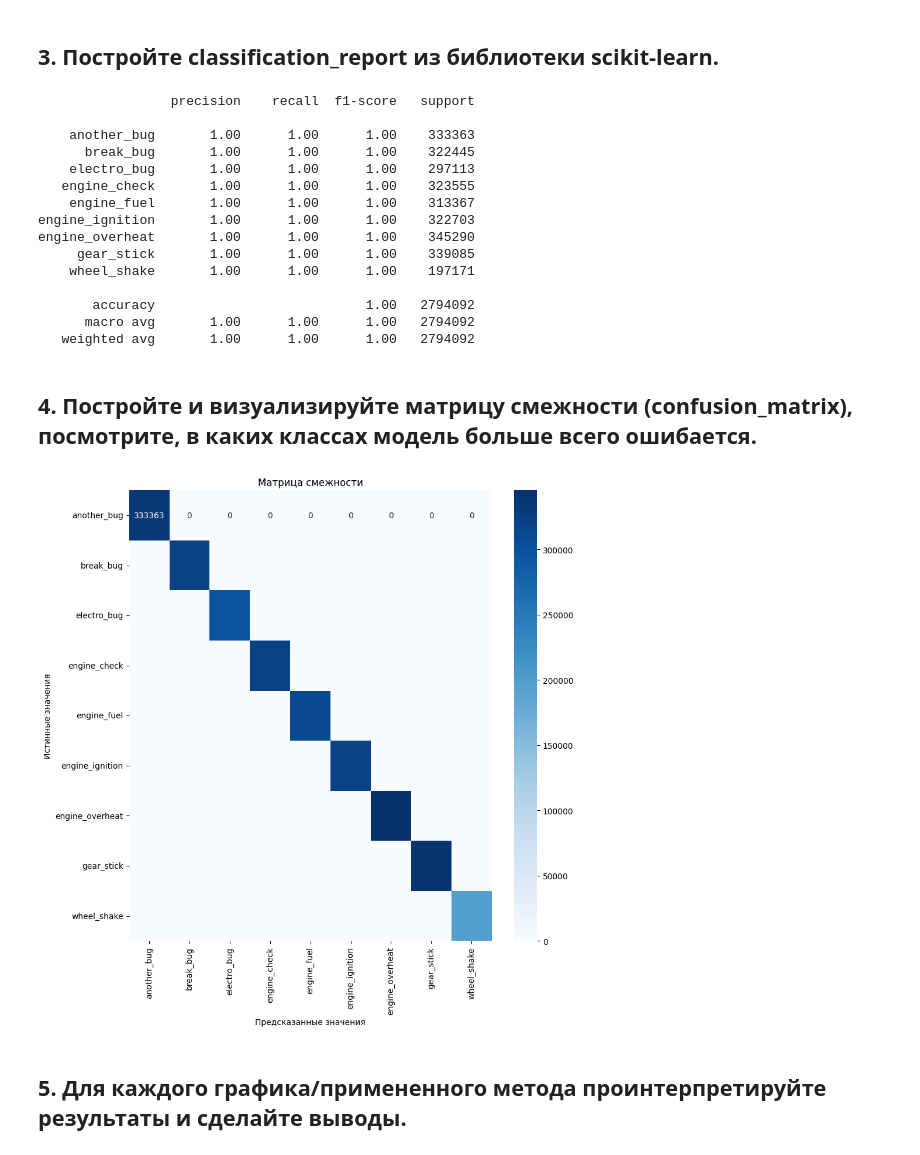
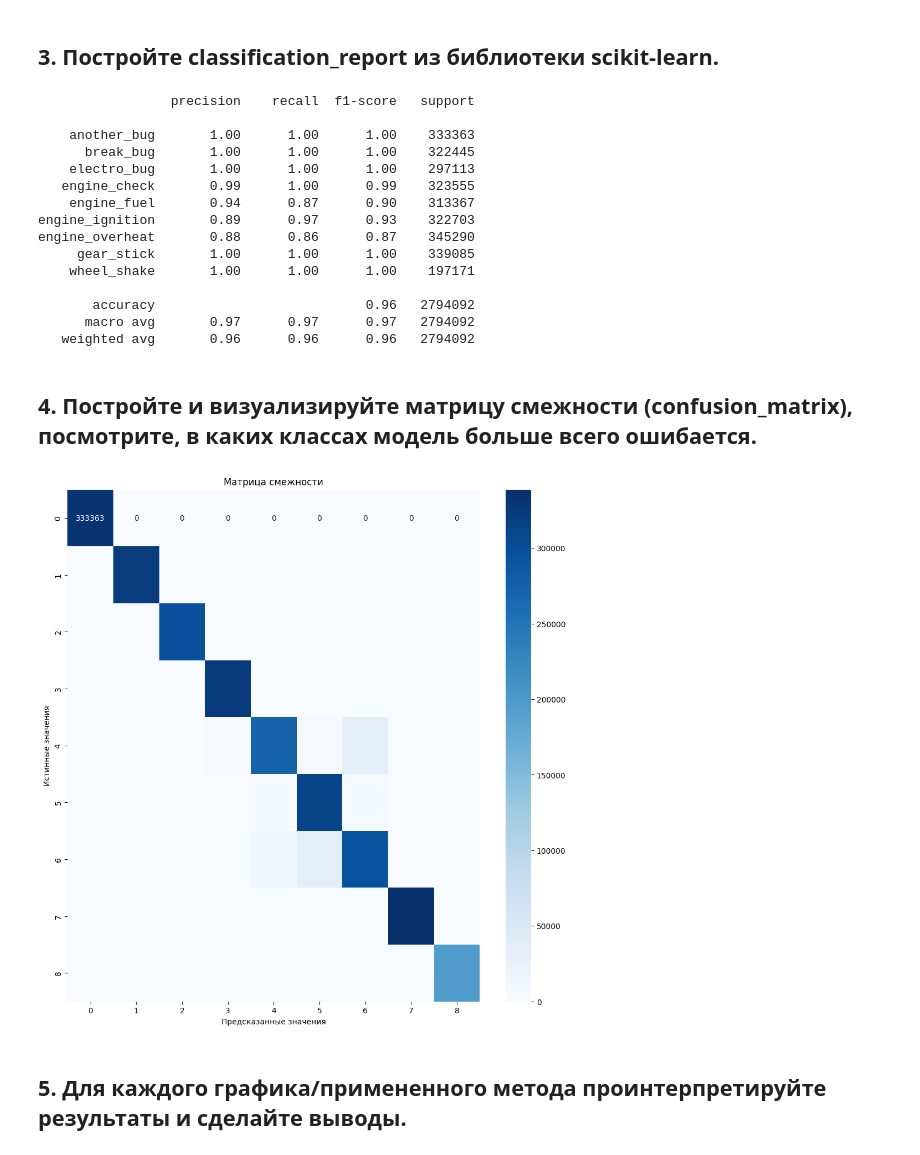
Before and after one commit to NeKonnnn/MIPT_HW, a Jupyter notebook: Sorevnovatelni_DS/HW_2/Nekrasov_Konstantin_HW_2.ipynb, the cells around one changed output. Cells and saved outputs as stored; diff of their text form; code cells hidden in the pictures.

```diff
--- a/Sorevnovatelni_DS/HW_2/Nekrasov_Konstantin_HW_2.ipynb
+++ b/Sorevnovatelni_DS/HW_2/Nekrasov_Konstantin_HW_2.ipynb
@@ -832,19 +832,21 @@ print(f'Числовые признаки: {numeric_columns}')
        'user_time_accident', 'destroy_degree'],
       dtype='object')
 # %%
-features2drop = ['riders', 'rating', 'speed_avg', 'ride_cost', 'stop_times',
-                 'stops_per_100km_y', 'speed_deviation_from_avg', 'age', 'user_rating',] # то, что надо выбросить
-targets = ['target_reg', 'target_class'] # таргеты
-cat_features = ['model', 'car_type', 'fuel_type', 'ride_date', 'fix_date', 'work_type'] # категориальные признаки
+features2drop = ['riders', 'rating', 'speed_avg', 'ride_cost', 'stop_times', 'speed_over_45',
+                 'stops_per_100km_y', 'speed_deviation_from_avg', 'age', 'user_rating', 'work_type'] # то, что надо выбросить
+targets = ['target_class'] # таргеты 'target_reg'
+cat_features = ['model', 'car_type', 'fuel_type', 'ride_date', 'fix_date'] # категориальные признаки
 
 num_features = ['car_rating', 'year_to_start', 'year_to_work', 'min_rating',
        'avg_rating', 'total_distance', 'max_speed', 'stops_per_100km_x',
        'percentage_speed_over_45', 'avg_speed_deviation_from_avg',
-       'avg_stop_times', 'avg_deviation_normal', 'rating', 'ride_duration',
+       'avg_stop_times', 'avg_deviation_normal', 'ride_duration',
        'speed_max', 'distance', 'refueling', 'user_ride_quality', 'deviation_normal',
        'user_time_accident', 'destroy_degree'] # числовые признаки
 
 print('Категориальные признаки:', len(cat_features), cat_features)
+print('***'*35)
 print('Числовые признаки:', len(num_features), num_features)
+print('***'*35)
 print('Целевые переменные', targets)
 # %% [output]
@@ -872,7 +876,7 @@ for c in cat_features:  # Избавлеямся от NaN'ов
 from sklearn.model_selection import train_test_split
 
 # Наши фичи
-X = final_df_cleaned[filtered_features].drop(targets, axis=1, errors="ignore")
+X = final_df_cleaned[filtered_features]
 # Наш таргет (целевая переменная)
 y = final_df_cleaned["target_class"]
 
@@ -885,23 +889,22 @@ from catboost import CatBoostClassifier
 
 # Инициализация модели CatBoostClassifier для мультиклассовой классификации
 model = CatBoostClassifier(
-    iterations=1000,
+    iterations=100,
     learning_rate=0.1,
-    depth=10,
+    depth=4,
     loss_function='MultiClass',
     custom_metric=['Accuracy'],
     random_seed=42,
     cat_features=cat_features,  # Указываем категориальные признаки
     early_stopping_rounds=10,
     task_type="GPU",
-    verbose=100
+    verbose=10
 )
 
 # Обучение модели
 model.fit(
     X_train, y_train,
     eval_set=(X_test, y_test),
-    use_best_model=True,
     verbose=100,
     plot=True # по сути тоже самое что и график ниже, только встроенный в catboost
 )
@@ -1136,9 +1130,7 @@ P.S. Я пытался построить на полном наборе дан
 # %%
 from sklearn.metrics import classification_report
 
-# Получение предсказаний модели на тестовой выборке
 y_pred = model.predict(X_test)
-
 # Построение classification report
 report = classification_report(y_test, y_pred, target_names=model.classes_)
 print(report)
@@ -1148,33 +1140,33 @@ print(report)
     another_bug       1.00      1.00      1.00    333363
       break_bug       1.00      1.00      1.00    322445
     electro_bug       1.00      1.00      1.00    297113
-   engine_check       1.00      1.00      1.00    323555
-    engine_fuel       1.00      1.00      1.00    313367
-engine_ignition       1.00      1.00      1.00    322703
-engine_overheat       1.00      1.00      1.00    345290
+   engine_check       0.99      1.00      0.99    323555
+    engine_fuel       0.94      0.87      0.90    313367
+engine_ignition       0.89      0.97      0.93    322703
+engine_overheat       0.88      0.86      0.87    345290
      gear_stick       1.00      1.00      1.00    339085
     wheel_shake       1.00      1.00      1.00    197171
 
-       accuracy                           1.00   2794092
-      macro avg       1.00      1.00      1.00   2794092
-   weighted avg       1.00      1.00      1.00   2794092
+       accuracy                           0.96   2794092
+      macro avg       0.97      0.97      0.97   2794092
+   weighted avg       0.96      0.96      0.96   2794092
 # %% [markdown]
 ## 4. Постройте и визуализируйте матрицу смежности (confusion_matrix), посмотрите, в каких классах модель больше всего ошибается.
 # %%
 from sklearn.metrics import confusion_matrix
 import seaborn as sns
 
 # Построение confusion matrix
 cm = confusion_matrix(y_test, y_pred)
 # Визуализация confusion matrix
-plt.figure(figsize=(10, 10))
-sns.heatmap(cm, annot=True, fmt='g', cmap='Blues', xticklabels=model.classes_, yticklabels=model.classes_)
+plt.figure(figsize=(12, 12))
+sns.heatmap(cm, annot=True, fmt='g', cmap='Blues')
 plt.xlabel('Предсказанные значения')
 plt.ylabel('Истинные значения')
 plt.title('Матрица смежности')
 plt.show()
 # %% [output]
-[figure, old version]
+[figure, new version]
 # %% [markdown]
 ## 5. Для каждого графика/примененного метода проинтерпретируйте результаты и сделайте выводы.
 # %% [markdown]
```
Also changed, not shown: parts of 17 cells of this notebook.
